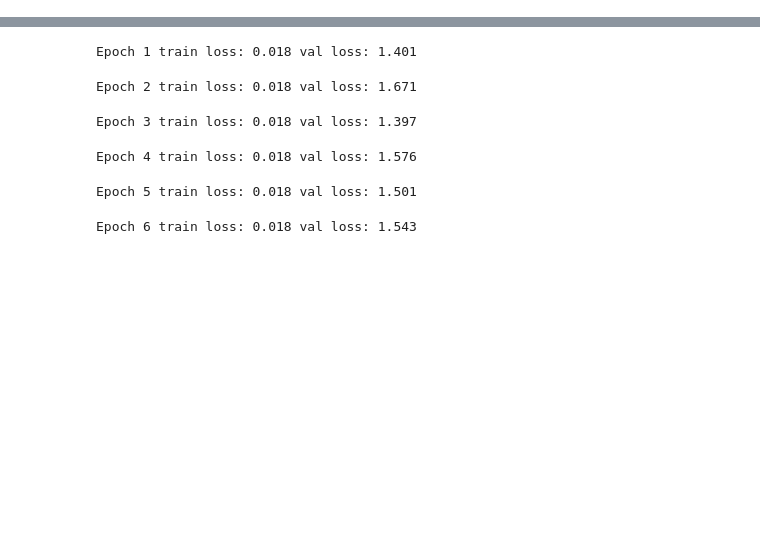
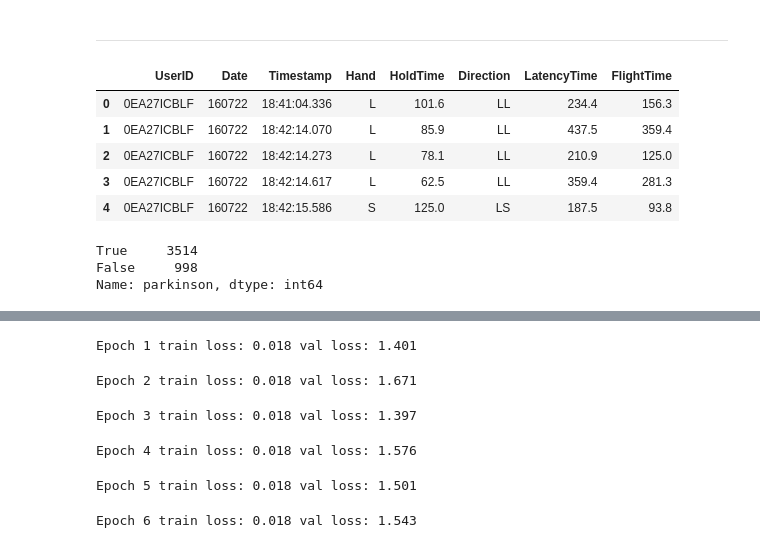
Before and after one commit to shenxinyu1999/handling_imbalanced_time_series_data, a Jupyter notebook: csci566.ipynb, the cells around one changed output, grey strips where cells are left out. Cells and saved outputs as stored; diff of their text form; code cells hidden in the pictures; blank space fills up the shorter version.

```diff
--- a/csci566.ipynb
+++ b/csci566.ipynb
@@ -106,0 +168,11 @@ dataDF.head()
+# %% [markdown]
+---
+# %%
+test.head()
+# %% [output]
+|  | UserID | Date | Timestamp | Hand | HoldTime | Direction | LatencyTime | FlightTime |
+| 0 | 0EA27ICBLF | 160722 | 18:41:04.336 | L | 101.6 | LL | 234.4 | 156.3 |
+| 1 | 0EA27ICBLF | 160722 | 18:42:14.070 | L | 85.9 | LL | 437.5 | 359.4 |
+| 2 | 0EA27ICBLF | 160722 | 18:42:14.273 | L | 78.1 | LL | 210.9 | 125.0 |
+| 3 | 0EA27ICBLF | 160722 | 18:42:14.617 | L | 62.5 | LL | 359.4 | 281.3 |
+| 4 | 0EA27ICBLF | 160722 | 18:42:15.586 | S | 125.0 | LS | 187.5 | 93.8 |
@@ -106,0 +269,6 @@ dataDF.head()
+# %%
+train_DF['parkinson'].value_counts()
+# %% [output]
+True     3514
+False     998
+Name: parkinson, dtype: int64
```
Also changed, not shown: parts of 26 cells of this notebook.
